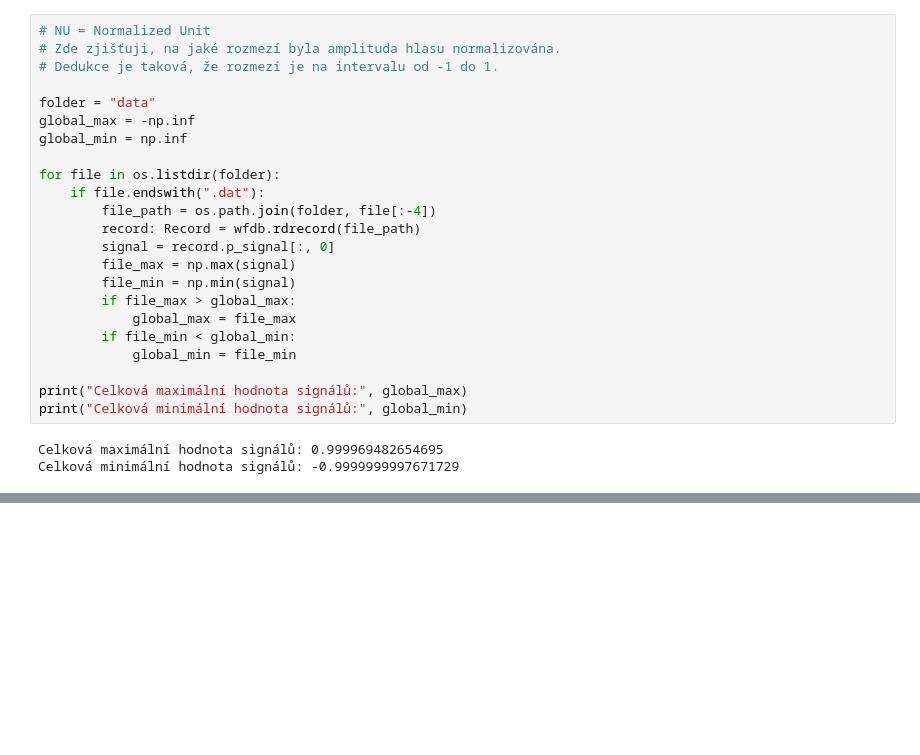
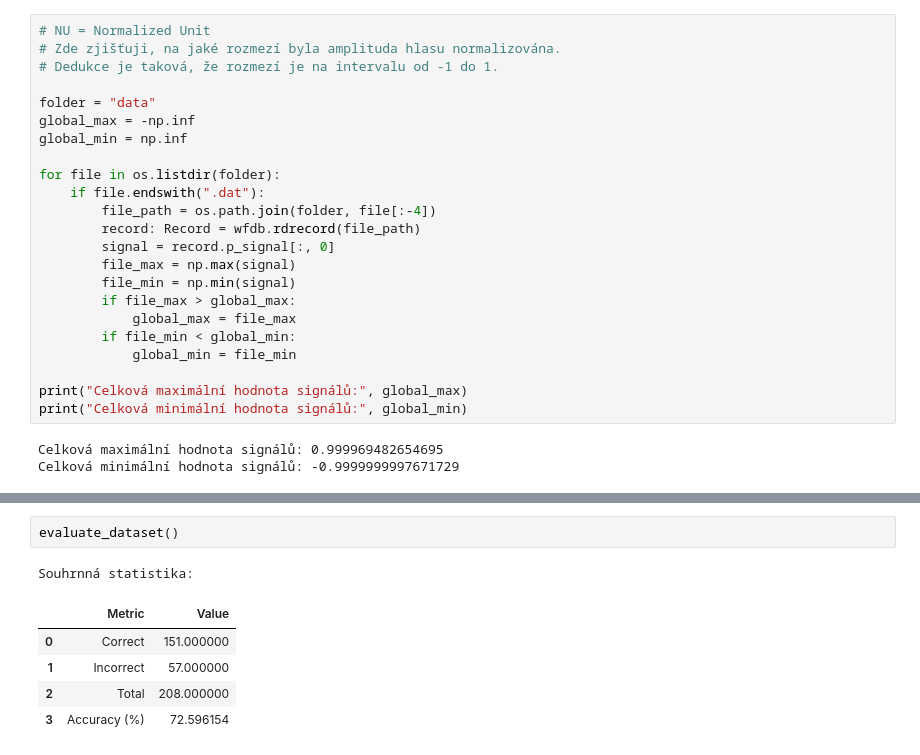
Before and after one commit to ondrejsvorc/UJEP, a Jupyter notebook: PZS/seminar_work_2/main.ipynb, the cells around one changed output, grey strips where cells are left out. Drawn from its saved outputs; the diff is of its cells as text; blank space fills up the shorter version.

```diff
--- a/PZS/seminar_work_2/main.ipynb
+++ b/PZS/seminar_work_2/main.ipynb
@@ -210,0 +370,9 @@ display(hea_data)
+# %%
+evaluate_dataset()
+# %% [output]
+Souhrnná statistika:
+|  | Metric | Value |
+| 0 | Correct | 151.000000 |
+| 1 | Incorrect | 57.000000 |
+| 2 | Total | 208.000000 |
+| 3 | Accuracy (%) | 72.596154 |
```
Also changed, not shown: parts of 12 cells of this notebook.
